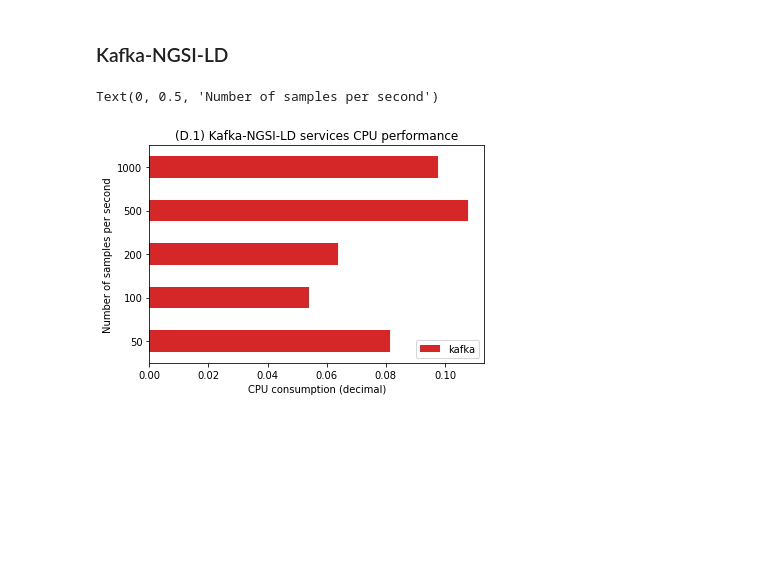
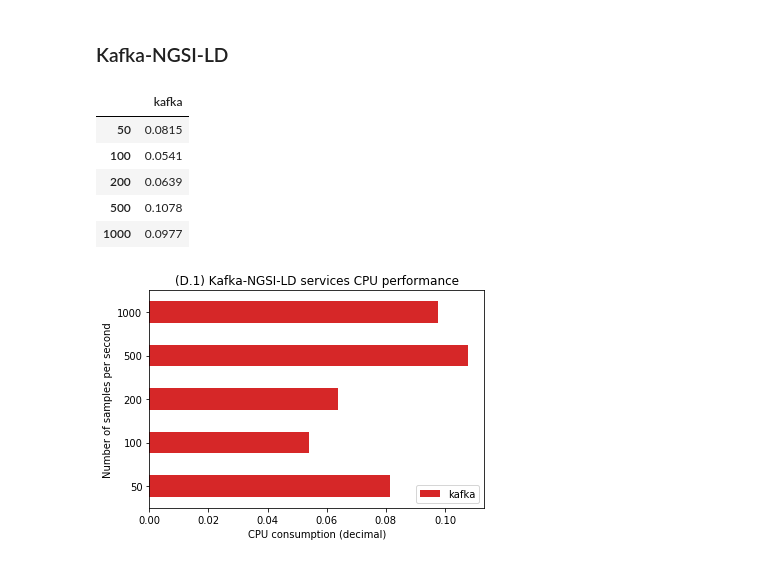
Before and after one commit to giros-dit/cim-prometheus-pipelines, a Jupyter notebook: Experiments.ipynb, the cells around one changed output. Drawn from its saved outputs; the diff is of its cells as text; code cells hidden in the pictures; blank space fills up the shorter version.

```diff
--- a/Experiments.ipynb
+++ b/Experiments.ipynb
@@ -359,10 +424,17 @@ for table in kafka_ngsi_ld_services:
 # %%
 colors = ['tab:red']
 kafka_ngsi_ld_cpu_df = pd.DataFrame(kafka_ngsi_ld_cpu, index=events)
 kafka_ngsi_ld_cpu_df_plot = kafka_ngsi_ld_cpu_df.plot.barh(stacked=True, color=colors,
                                                            title="(D.1) Kafka-NGSI-LD services CPU performance")
 kafka_ngsi_ld_cpu_df_plot.set_xlabel("CPU consumption (decimal)")
 kafka_ngsi_ld_cpu_df_plot.set_ylabel("Number of samples per second")
+
+kafka_ngsi_ld_cpu_df
 # %% [output]
-Text(0, 0.5, 'Number of samples per second')
+|  | kafka |
+| 50 | 0.0815 |
+| 100 | 0.0541 |
+| 200 | 0.0639 |
+| 500 | 0.1078 |
+| 1000 | 0.0977 |
-[figure, old version]
+[figure, new version]
```
Also changed, not shown: parts of 28 cells of this notebook.
